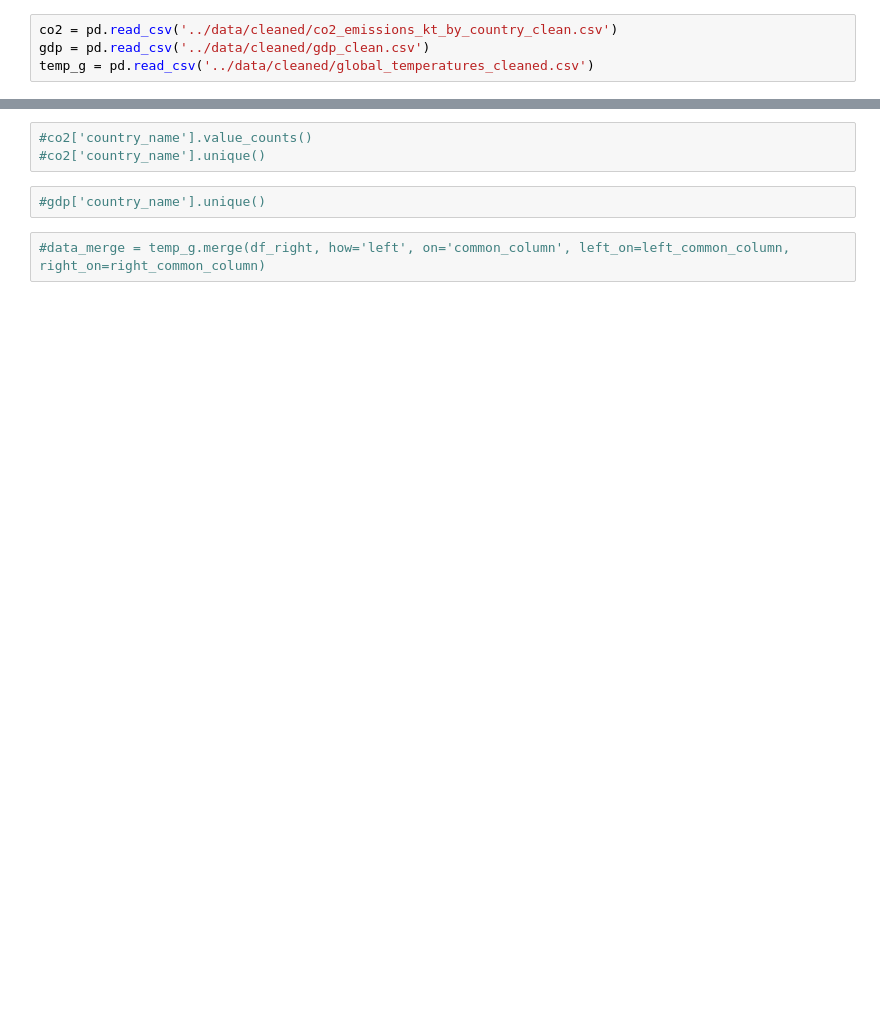
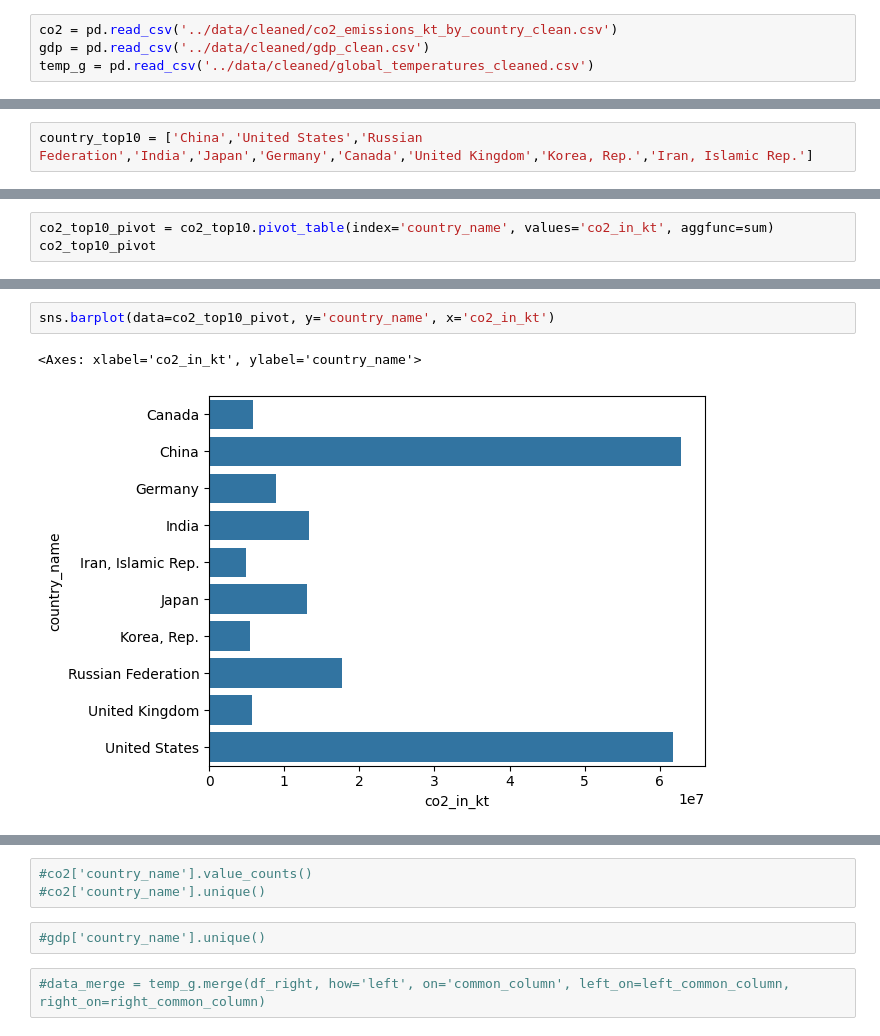
Before and after one commit to PatrickSchuetten/Climate_Change_Data_Exploration, a Jupyter notebook: notebooks/join_dataframe.ipynb, the cells around one changed output, grey strips where cells are left out. Saved outputs shown, nothing was run; the diff lists cells and outputs as text; blank space fills up the shorter version.

```diff
--- a/notebooks/join_dataframe.ipynb
+++ b/notebooks/join_dataframe.ipynb
@@ -47,0 +45,2 @@ co2high.head(50)
+# %%
+country_top10 = ['China','United States','Russian Federation','India','Japan','Germany','Canada','United Kingdom','Korea, Rep.','Iran, Islamic Rep.']
@@ -47,0 +64,3 @@ co2high.head(50)
+# %%
+co2_top10_pivot = co2_top10.pivot_table(index='country_name', values='co2_in_kt', aggfunc=sum)
+co2_top10_pivot
@@ -47,0 +80,5 @@ co2high.head(50)
+# %%
+sns.barplot(data=co2_top10_pivot, y='country_name', x='co2_in_kt')
+# %% [output]
+<Axes: xlabel='co2_in_kt', ylabel='country_name'>
+[figure, added]
```
Also changed, not shown: parts of 8 cells of this notebook, 3 other files.
